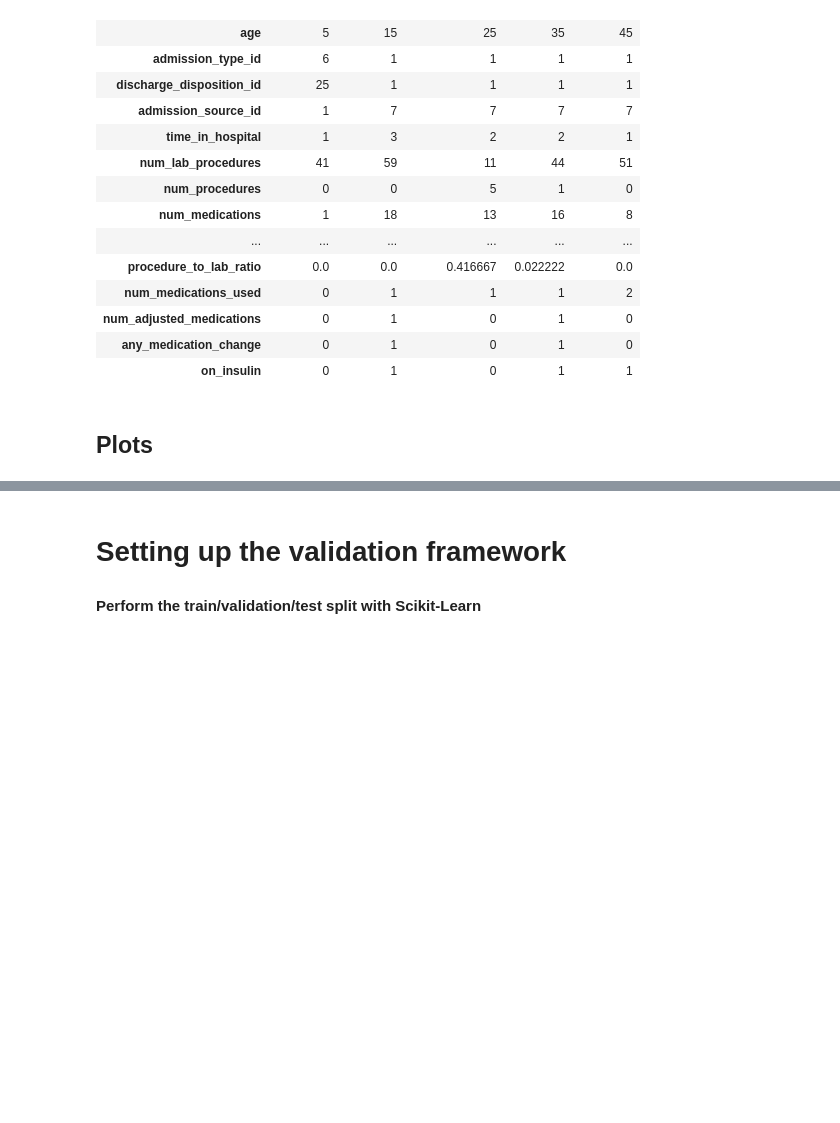
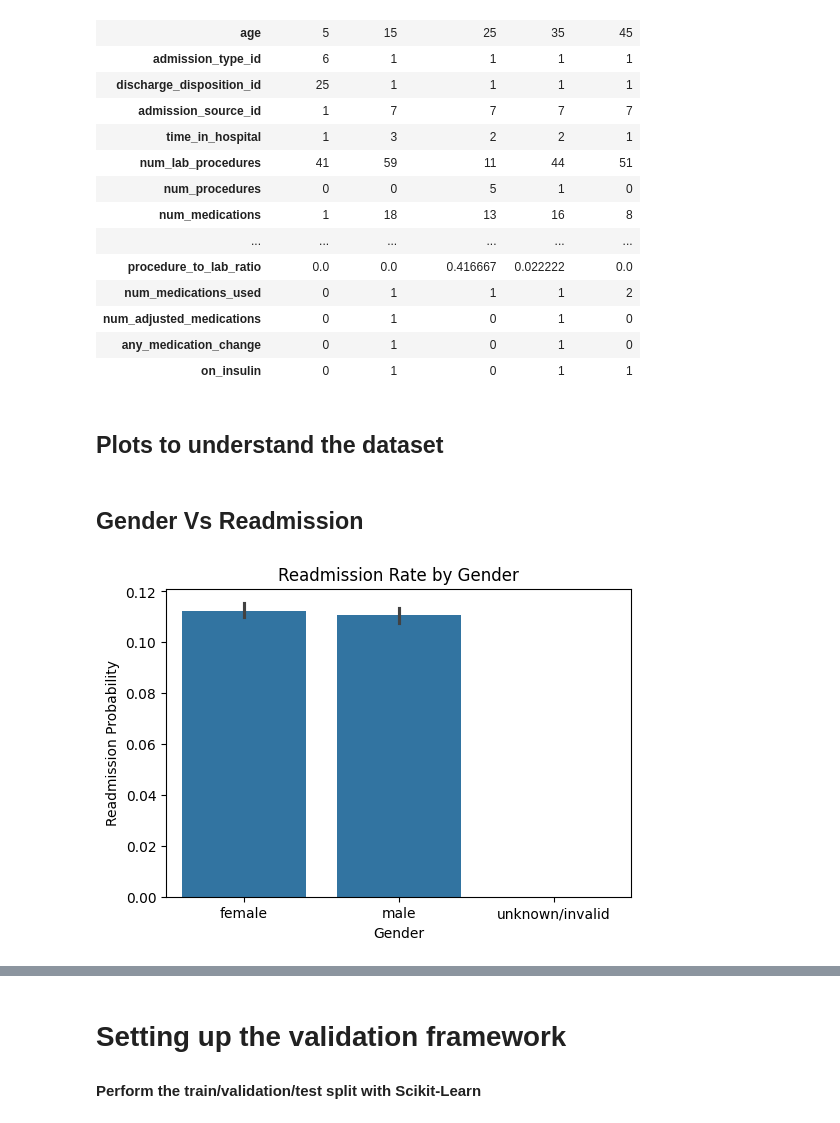
Before and after one commit to blessingoraz/hospital-readmission-prediction, a Jupyter notebook: notebooks/eda.ipynb, the cells around one changed output, grey strips where cells are left out. Drawn from its saved outputs; the diff is of its cells as text; code cells hidden in the pictures; blank space fills up the shorter version.

Commit message:
update readme and eda notebook with visualizations

```diff
--- a/notebooks/eda.ipynb
+++ b/notebooks/eda.ipynb
@@ -197,4 +197,19 @@ df.head().T
 | any_medication_change | 0 | 1 | 0 | 1 | 0 |
 | on_insulin | 0 | 1 | 0 | 1 | 1 |
 # %% [markdown]
-## Plots
+## Plots to understand the dataset
+# %% [markdown]
+## Gender Vs Readmission
+# %%
+plt.figure(figsize=(6,4))
+sns.barplot(
+    x='gender',
+    y='readmitted',
+    data=df
+)
+plt.title("Readmission Rate by Gender")
+plt.ylabel("Readmission Probability")
+plt.xlabel("Gender")
+plt.show()
+# %% [output]
+[figure, added]
```
Also changed, not shown: parts of 12 cells of this notebook, 6 other files.
